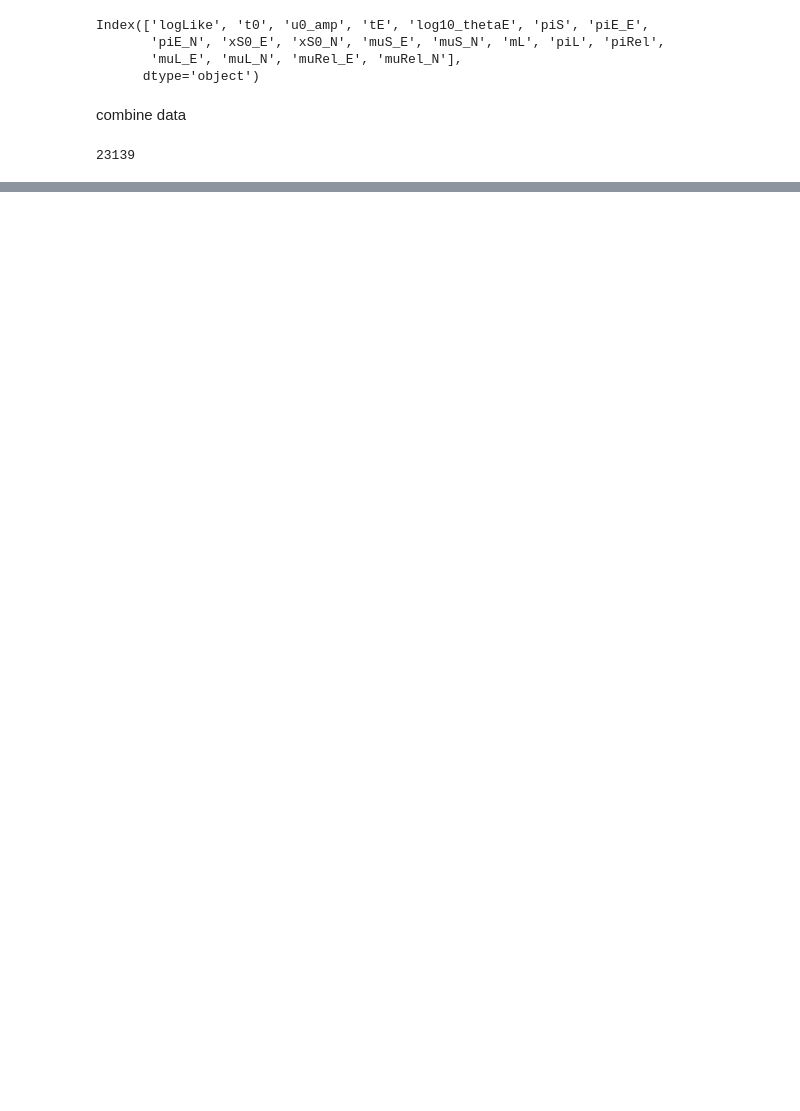
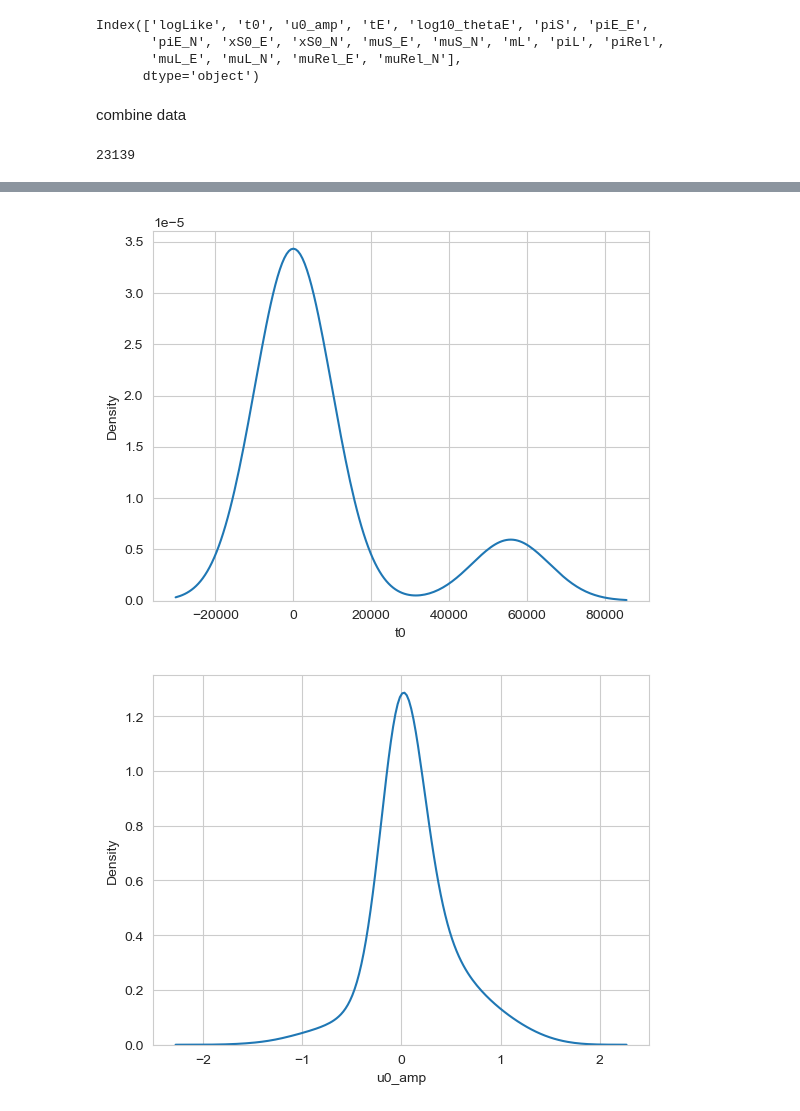
Before and after one commit to Rohit-K814307/Detection_of_Isolated_Mass_gap_Black_Holes_Through_Data_driven_Analysis, a Jupyter notebook: data_view.ipynb, the cells around one changed output, grey strips where cells are left out. Cells and saved outputs as stored; diff of their text form; code cells hidden in the pictures; blank space fills up the shorter version.

```diff
--- a/data_view.ipynb
+++ b/data_view.ipynb
@@ -65,0 +93,4 @@ dfTotal = pd.concat([dfWhole,pd.DataFrame(dict)])
+# %%
+idToAlt = {0:0, 101:1, 102:2, 103:3}
+dfTotal = dfTotal.fillna(-1)
+dfTotal.isna().sum()
@@ -81,0 +150,7 @@ dfTotal
+# %%
+for col in list(dfTotal.columns):
+    plt.figure()
+    sns.kdeplot(dfTotal[col],bw_method=0.5)
+# %% [output]
+[figure, added]
+[figure, added]
```
Also changed, not shown: parts of 8 cells of this notebook.
